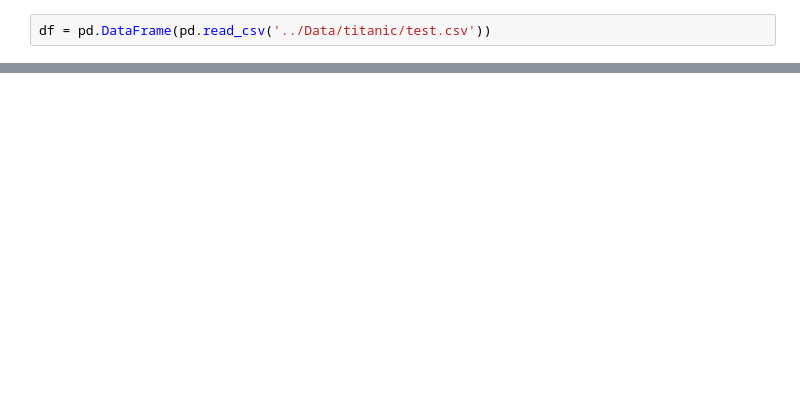
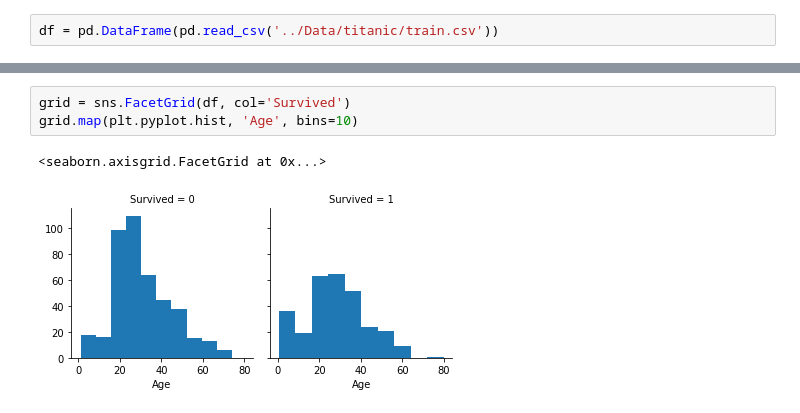
Before and after one commit to ArthasLi001/DataSciencist_SelfTraining, a Jupyter notebook: Jupyter Notebook/Titanic Survivals.ipynb, the cells around one changed output, grey strips where cells are left out. Drawn from its saved outputs; the diff is of its cells as text; blank space fills up the shorter version.

Commit message:
upload the Titanic Survivals

```diff
--- a/Jupyter Notebook/Titanic Survivals.ipynb
+++ b/Jupyter Notebook/Titanic Survivals.ipynb
@@ -32,2 +47,2 @@ import matplotlib as plt
 # %%
-df = pd.DataFrame(pd.read_csv('../Data/titanic/test.csv'))
+df = pd.DataFrame(pd.read_csv('../Data/titanic/train.csv'))
@@ -99,0 +192,6 @@ Index(['PassengerId', 'Pclass', 'Name', 'Sex', 'Age', 'SibSp', 'Parch',
+# %%
+grid = sns.FacetGrid(df, col='Survived')
+grid.map(plt.pyplot.hist, 'Age', bins=10)
+# %% [output]
+<seaborn.axisgrid.FacetGrid at 0x...>
+[figure, added]
```
Also changed, not shown: parts of 29 cells of this notebook, 5 other files.
